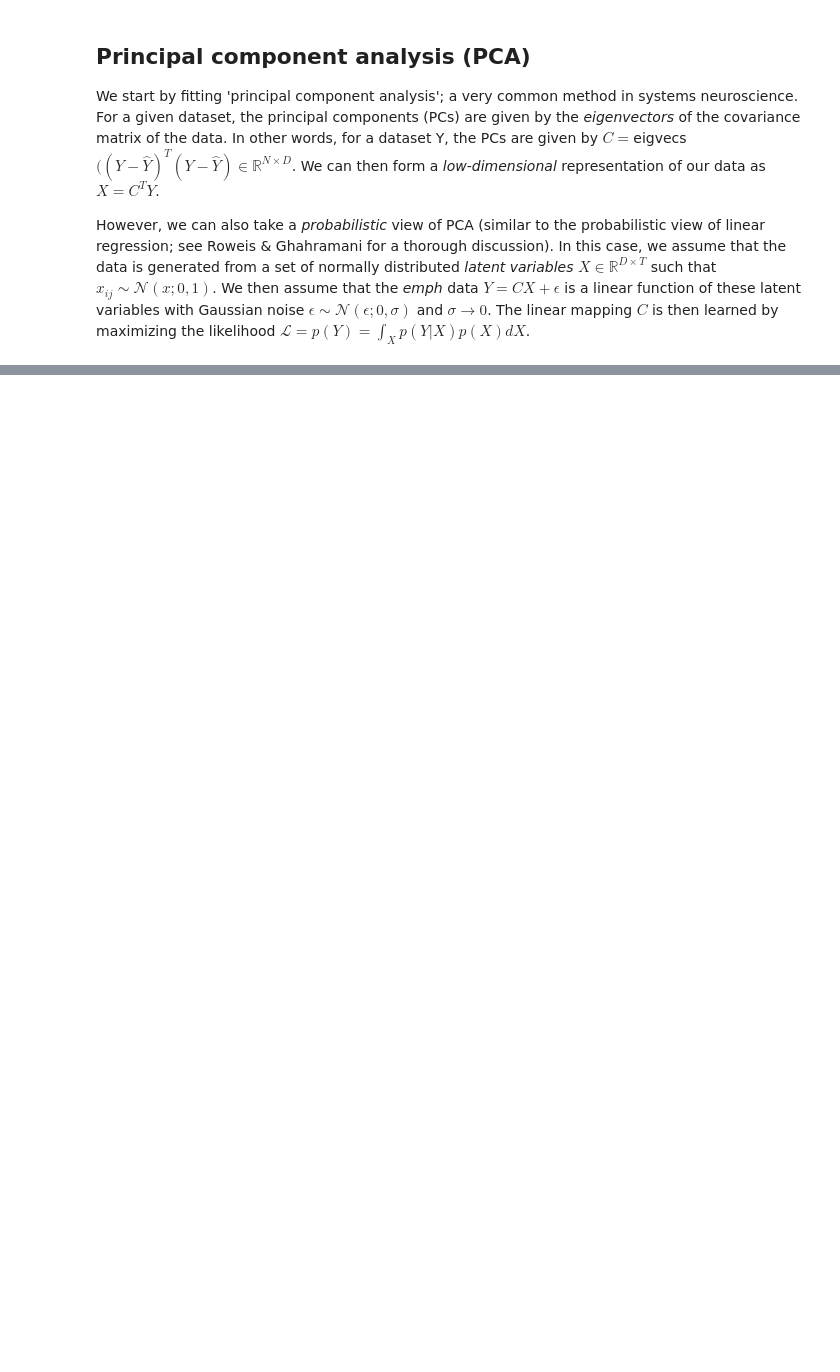
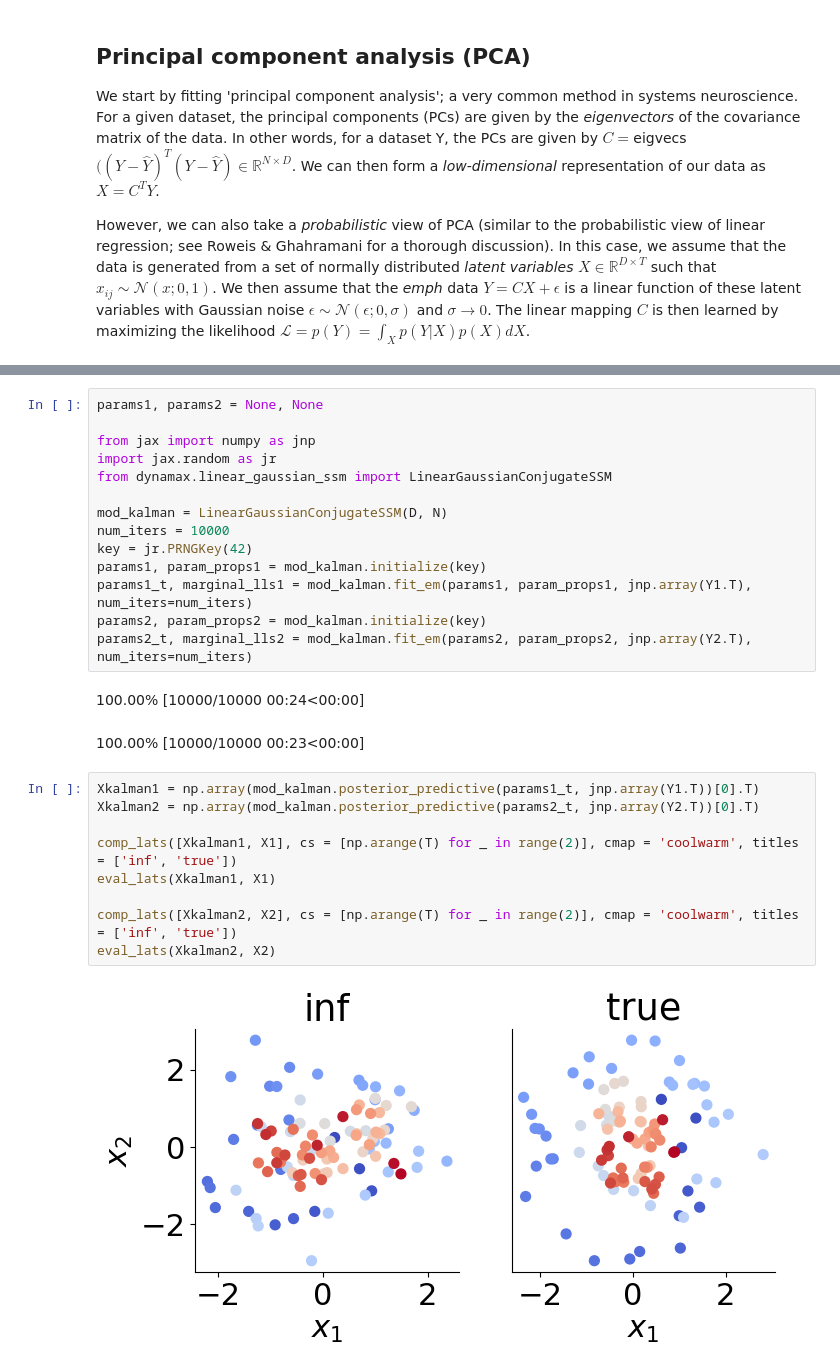
Before and after one commit to davindicode/cosyne-2023-generative-models, a Jupyter notebook: lvms.ipynb, the cells around one changed output, grey strips where cells are left out. Cells and saved outputs as stored; diff of their text form; blank space fills up the shorter version.

```diff
--- a/lvms.ipynb
+++ b/lvms.ipynb
@@ -191,0 +247,28 @@ ValueError: structure of the spiketrains is not correct: 0-axis should be trials
+# %%
+params1, params2 = None, None
+
+from jax import numpy as jnp
+import jax.random as jr
+from dynamax.linear_gaussian_ssm import LinearGaussianConjugateSSM
+
+mod_kalman = LinearGaussianConjugateSSM(D, N)
+num_iters = 10000
+key = jr.PRNGKey(42)
+params1, param_props1 = mod_kalman.initialize(key)
+params1_t, marginal_lls1 = mod_kalman.fit_em(params1, param_props1, jnp.array(Y1.T), num_iters=num_iters)
+params2, param_props2 = mod_kalman.initialize(key)
+params2_t, marginal_lls2 = mod_kalman.fit_em(params2, param_props2, jnp.array(Y2.T), num_iters=num_iters)
+# %% [output]
+100.00% [10000/10000 00:24<00:00]
+100.00% [10000/10000 00:23<00:00]
+# %%
+Xkalman1 = np.array(mod_kalman.posterior_predictive(params1_t, jnp.array(Y1.T))[0].T)
+Xkalman2 = np.array(mod_kalman.posterior_predictive(params2_t, jnp.array(Y2.T))[0].T)
+
+comp_lats([Xkalman1, X1], cs = [np.arange(T) for _ in range(2)], cmap = 'coolwarm', titles = ['inf', 'true'])
+eval_lats(Xkalman1, X1)
+
+comp_lats([Xkalman2, X2], cs = [np.arange(T) for _ in range(2)], cmap = 'coolwarm', titles = ['inf', 'true'])
+eval_lats(Xkalman2, X2)
+# %% [output]
+[figure, added]
```
Also changed, not shown: parts of 17 cells of this notebook.
